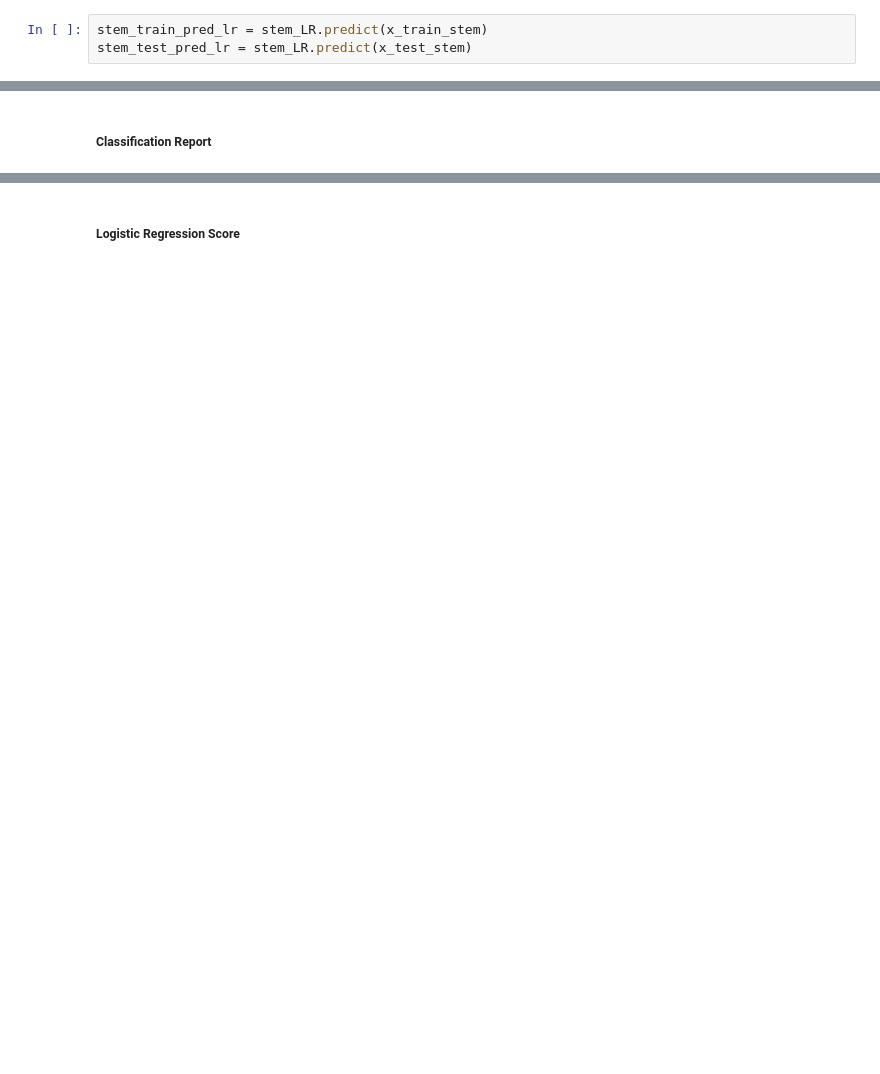
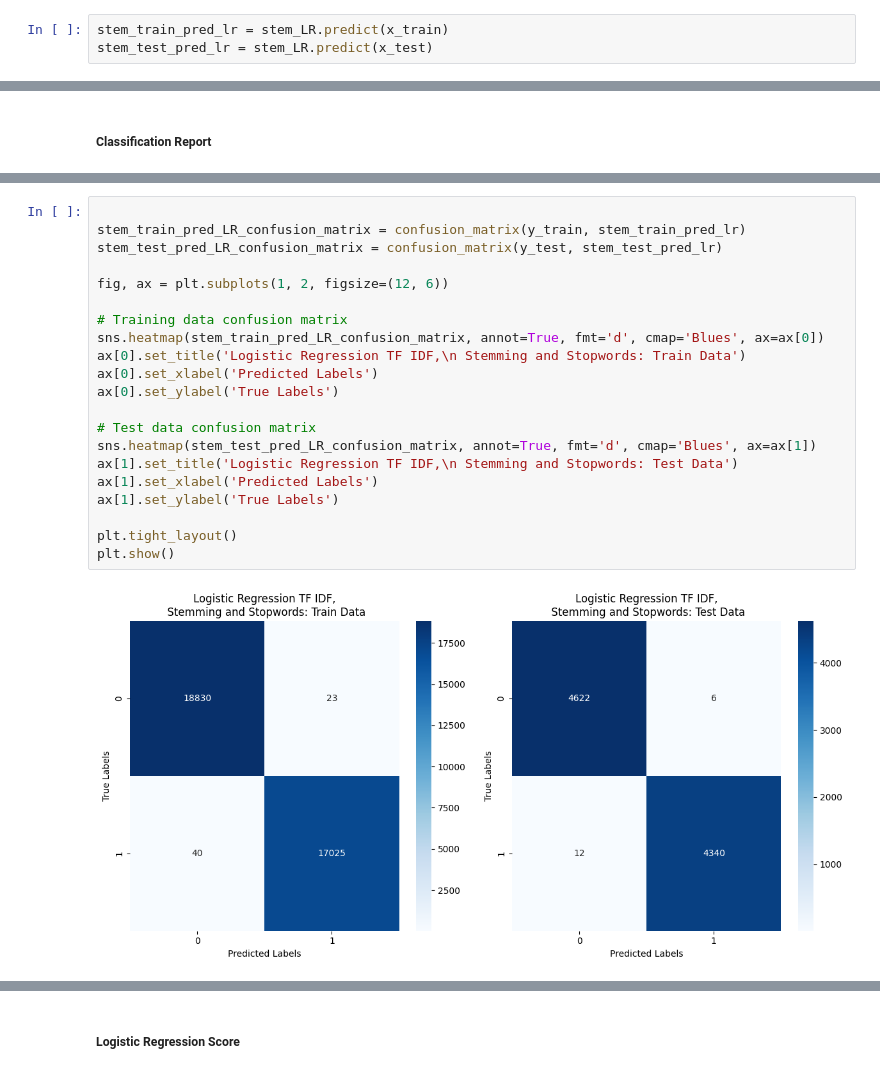
Before and after one commit to CleonKalea/SistemTemuKembaliInformasi, a Jupyter notebook: STKI_Fake_News_Detector.ipynb, the cells around one changed output, grey strips where cells are left out. Saved outputs shown, nothing was run; the diff lists cells and outputs as text; blank space fills up the shorter version.

```diff
--- a/STKI_Fake_News_Detector.ipynb
+++ b/STKI_Fake_News_Detector.ipynb
@@ -254,6 +238,6 @@ full_LR.fit(x_train_stem, y_train_stem)
 tf_idf_train_pred_lr = tf_idf_LR.predict(x_train)
 tf_idf_test_pred_lr = tf_idf_LR.predict(x_test)
 # %%
-stem_train_pred_lr = stem_LR.predict(x_train_stem)
-stem_test_pred_lr = stem_LR.predict(x_test_stem)
+stem_train_pred_lr = stem_LR.predict(x_train)
+stem_test_pred_lr = stem_LR.predict(x_test)
 # %%
@@ -272,0 +336,23 @@ print(classification_report(y_test_stem, full_test_pred_lr))
+# %%
+
+stem_train_pred_LR_confusion_matrix = confusion_matrix(y_train, stem_train_pred_lr)
+stem_test_pred_LR_confusion_matrix = confusion_matrix(y_test, stem_test_pred_lr)
+
+fig, ax = plt.subplots(1, 2, figsize=(12, 6))
+
+# Training data confusion matrix
+sns.heatmap(stem_train_pred_LR_confusion_matrix, annot=True, fmt='d', cmap='Blues', ax=ax[0])
+ax[0].set_title('Logistic Regression TF IDF,\n Stemming and Stopwords: Train Data')
+ax[0].set_xlabel('Predicted Labels')
+ax[0].set_ylabel('True Labels')
+
+# Test data confusion matrix
+sns.heatmap(stem_test_pred_LR_confusion_matrix, annot=True, fmt='d', cmap='Blues', ax=ax[1])
+ax[1].set_title('Logistic Regression TF IDF,\n Stemming and Stopwords: Test Data')
+ax[1].set_xlabel('Predicted Labels')
+ax[1].set_ylabel('True Labels')
+
+plt.tight_layout()
+plt.show()
+# %% [output]
+[figure, added]
```
Also changed, not shown: parts of 96 cells of this notebook.
